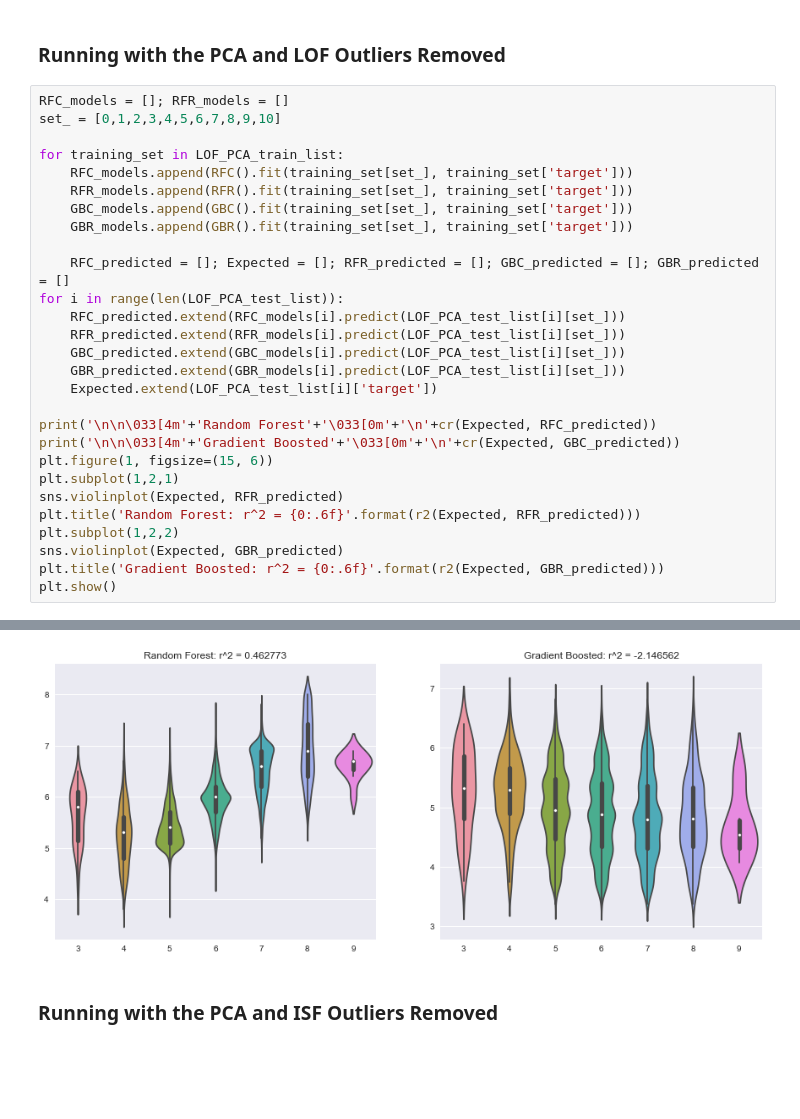
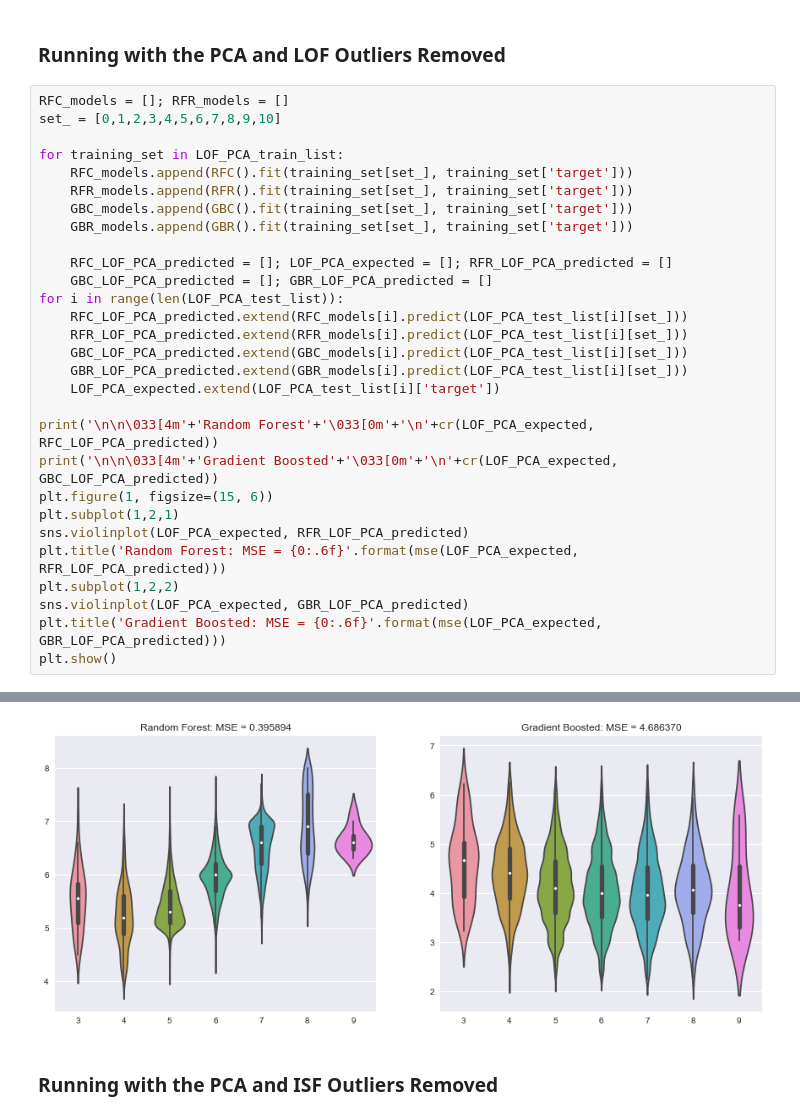
Before and after one commit to cheidt/Chris_Learning_Machine, a Jupyter notebook: Wine/Wine_Testing.ipynb, the cells around one changed output, grey strips where cells are left out. Cells and saved outputs as stored; diff of their text form; blank space fills up the shorter version.

```diff
--- a/Wine/Wine_Testing.ipynb
+++ b/Wine/Wine_Testing.ipynb
@@ -992,23 +954,24 @@ for training_set in LOF_PCA_train_list:
     GBC_models.append(GBC().fit(training_set[set_], training_set['target']))
     GBR_models.append(GBR().fit(training_set[set_], training_set['target']))
 
-    RFC_predicted = []; Expected = []; RFR_predicted = []; GBC_predicted = []; GBR_predicted = []
+    RFC_LOF_PCA_predicted = []; LOF_PCA_expected = []; RFR_LOF_PCA_predicted = []
+    GBC_LOF_PCA_predicted = []; GBR_LOF_PCA_predicted = []
 for i in range(len(LOF_PCA_test_list)):
-    RFC_predicted.extend(RFC_models[i].predict(LOF_PCA_test_list[i][set_]))
-    RFR_predicted.extend(RFR_models[i].predict(LOF_PCA_test_list[i][set_]))
-    GBC_predicted.extend(GBC_models[i].predict(LOF_PCA_test_list[i][set_]))
-    GBR_predicted.extend(GBR_models[i].predict(LOF_PCA_test_list[i][set_]))
-    Expected.extend(LOF_PCA_test_list[i]['target'])
+    RFC_LOF_PCA_predicted.extend(RFC_models[i].predict(LOF_PCA_test_list[i][set_]))
+    RFR_LOF_PCA_predicted.extend(RFR_models[i].predict(LOF_PCA_test_list[i][set_]))
+    GBC_LOF_PCA_predicted.extend(GBC_models[i].predict(LOF_PCA_test_list[i][set_]))
+    GBR_LOF_PCA_predicted.extend(GBR_models[i].predict(LOF_PCA_test_list[i][set_]))
+    LOF_PCA_expected.extend(LOF_PCA_test_list[i]['target'])
 
-print('\n\n\033[4m'+'Random Forest'+'\033[0m'+'\n'+cr(Expected, RFC_predicted))
-print('\n\n\033[4m'+'Gradient Boosted'+'\033[0m'+'\n'+cr(Expected, GBC_predicted))
+print('\n\n\033[4m'+'Random Forest'+'\033[0m'+'\n'+cr(LOF_PCA_expected, RFC_LOF_PCA_predicted))
+print('\n\n\033[4m'+'Gradient Boosted'+'\033[0m'+'\n'+cr(LOF_PCA_expected, GBC_LOF_PCA_predicted))
 plt.figure(1, figsize=(15, 6))
 plt.subplot(1,2,1)
-sns.violinplot(Expected, RFR_predicted)
-plt.title('Random Forest: r^2 = {0:.6f}'.format(r2(Expected, RFR_predicted)))
+sns.violinplot(LOF_PCA_expected, RFR_LOF_PCA_predicted)
+plt.title('Random Forest: MSE = {0:.6f}'.format(mse(LOF_PCA_expected, RFR_LOF_PCA_predicted)))
 plt.subplot(1,2,2)
-sns.violinplot(Expected, GBR_predicted)
-plt.title('Gradient Boosted: r^2 = {0:.6f}'.format(r2(Expected, GBR_predicted)))
+sns.violinplot(LOF_PCA_expected, GBR_LOF_PCA_predicted)
+plt.title('Gradient Boosted: MSE = {0:.6f}'.format(mse(LOF_PCA_expected, GBR_LOF_PCA_predicted)))
 plt.show()
 # %% [output]
 Random Forest
@@ -1031,4 +994,4 @@ avg / total       0.31      0.24      0.17     17640
-[figure, old version]
+[figure, new version]
 # %% [markdown]
 ### Running with the PCA and ISF Outliers Removed
 # %%
```
Also changed, not shown: parts of 19 cells of this notebook, 4 other files.
